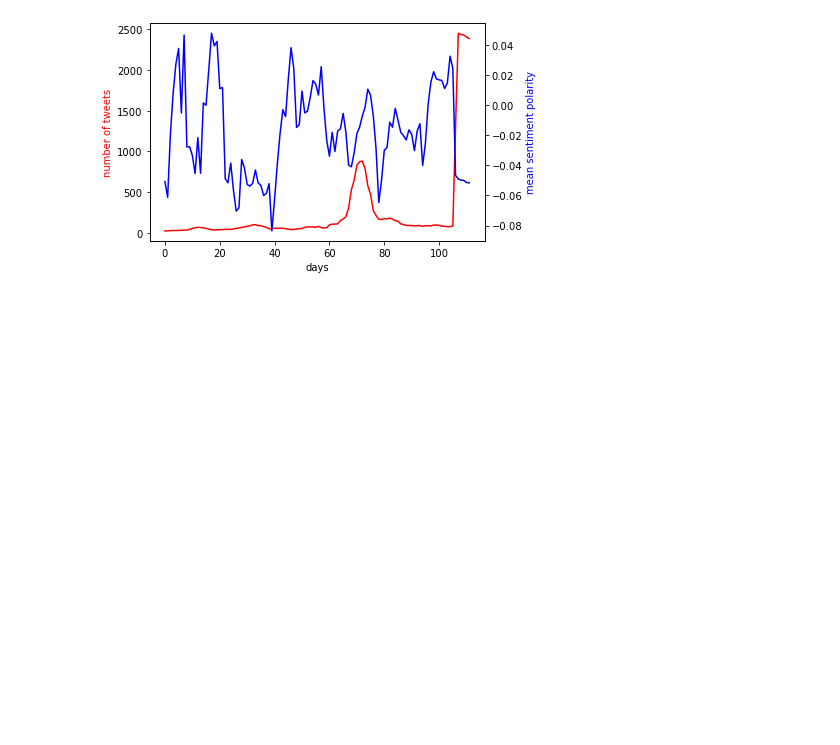
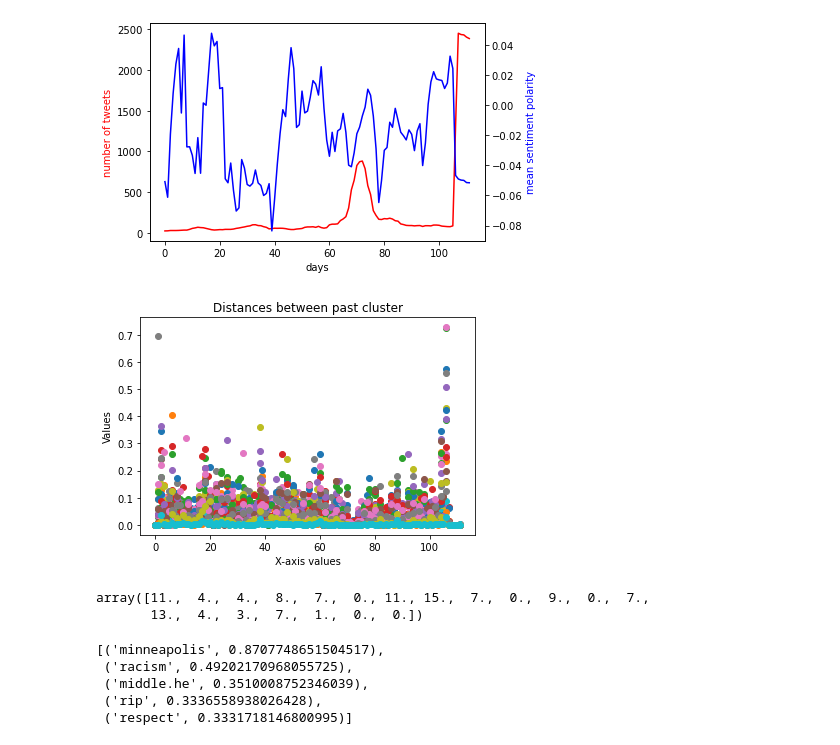
Before and after one commit to Isyohan/WeakSignalsBLM, a Jupyter notebook: BLM_Clustering.ipynb, the cells around one changed output. Cells and saved outputs as stored; diff of their text form; code cells hidden in the pictures; blank space fills up the shorter version.

```diff
--- a/BLM_Clustering.ipynb
+++ b/BLM_Clustering.ipynb
@@ -196,7 +196,7 @@ We want to identify the weak signal before this time ( which is the time where t
 # %%
 from nltk.cluster.kmeans import KMeansClusterer
 from nltk.cluster.util import cosine_distance
-NUM_CLUSTERS = 10
+NUM_CLUSTERS = 20
 
 time_day=60*60*24
 
@@ -208,7 +208,6 @@ L_cos=sliding_window(clean_data2,time_day*3,time_day//2)
 first=L_cos[0]
 print(len(L_cos))
 #L_cos=L_cos[0:2*len(L_cos)//6]
-first
 # %% [output]
 finish
 112
@@ -326,11 +308,10 @@ print('finish')
 # %% [output]
 finish
 # %%
-
 L_dist=[]
 for j in range(len(list_of_centroids_cos[i])):
     L_dist_per_cluster=[0]
-    for i in range(1,len(list_of_centroids_cos)-2):
+    for i in range(1,len(list_of_centroids_cos)):
         L_dist_per_cluster.append(cosine_distance(list_of_centroids_cos[i][j],list_of_centroids_cos[i-1][j]))
     L_dist.append(L_dist_per_cluster)
     print("max distance for cluster "+str(j)+" = %f"%np.asarray(L_dist_per_cluster).max())
@@ -402,3 +369,8 @@ L_cos[ind_median]
+# %%
+arr_dist=np.ndarray(shape=(len(L_dist),len(L_dist[0])))
+for i in range(arr_dist.shape[0]):
+    for j in range(arr_dist.shape[1]):
+        arr_dist[i,j]=L_dist[i][j]
 # %%
 l_sent_cos=[]
 for i in range(len(L_cos)):
@@ -421,3 +393,42 @@ axe2_X.set_ylabel('mean sentiment polarity', color=color2)
 # %% [output]
 Text(0, 0.5, 'mean sentiment polarity')
 [figure]
+# %%
+import numpy as np
+import matplotlib.pyplot as plt
+
+ind_test=112
+arr = arr_dist[:,0:ind_test]
+
+# plot the values of the 10 points against the x-axis values
+x = np.arange(ind_test)
+for i in range(NUM_CLUSTERS):
+    plt.scatter(x, arr[i])
+
+
+# set the title and labels for the plot
+plt.title('Distances between past cluster')
+plt.xlabel('X-axis values')
+plt.ylabel('Values')
+
+# display the plot
+plt.show()
+# %% [output]
+[figure, added]
+# %%
+counting=np.zeros(NUM_CLUSTERS)
+for i in range(arr.shape[1]):
+    counting[np.where(arr[:,i]==arr[:,i].max())]+=1
+counting-=counting.min()
+counting
+# %% [output]
+array([11.,  4.,  4.,  8.,  7.,  0., 11., 15.,  7.,  0.,  9.,  0.,  7.,
+       13.,  4.,  3.,  7.,  1.,  0.,  0.])
+# %%
+list_of_centroids_with_words_cos[ind_max][counting.argmax()]
+# %% [output]
+[('minneapolis', 0.8707748651504517),
+ ('racism', 0.49202170968055725),
+ ('middle.he', 0.3510008752346039),
+ ('rip', 0.3336558938026428),
+ ('respect', 0.3331718146800995)]
```
Also changed, not shown: parts of 14 cells of this notebook, 2 other files.
